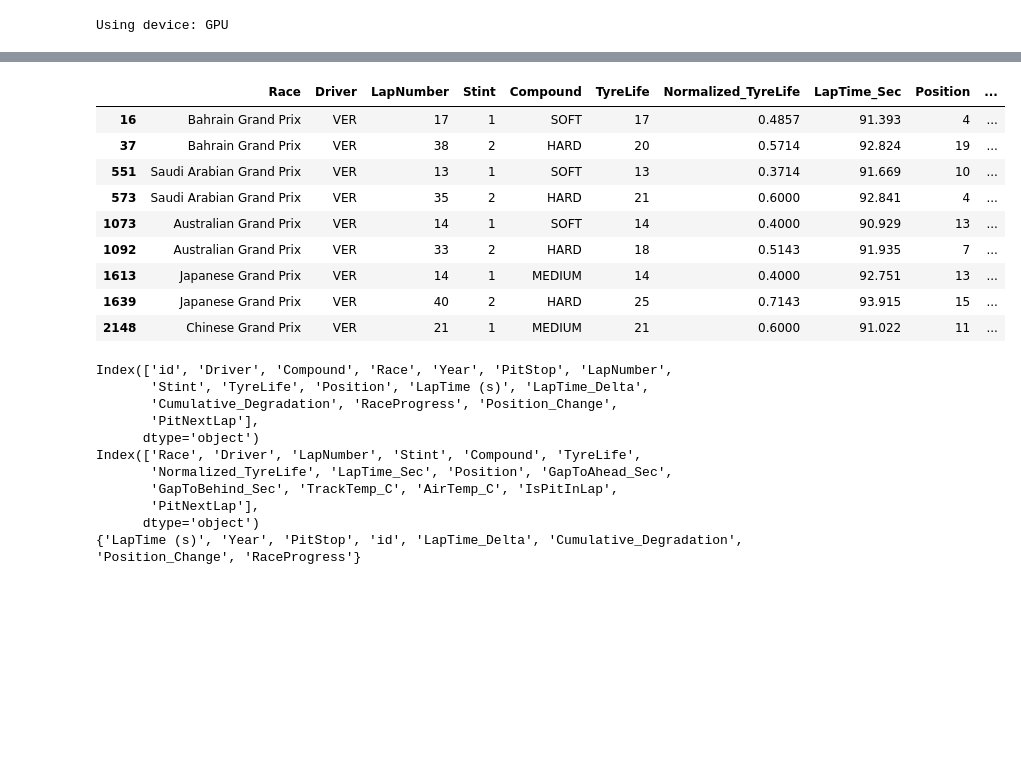
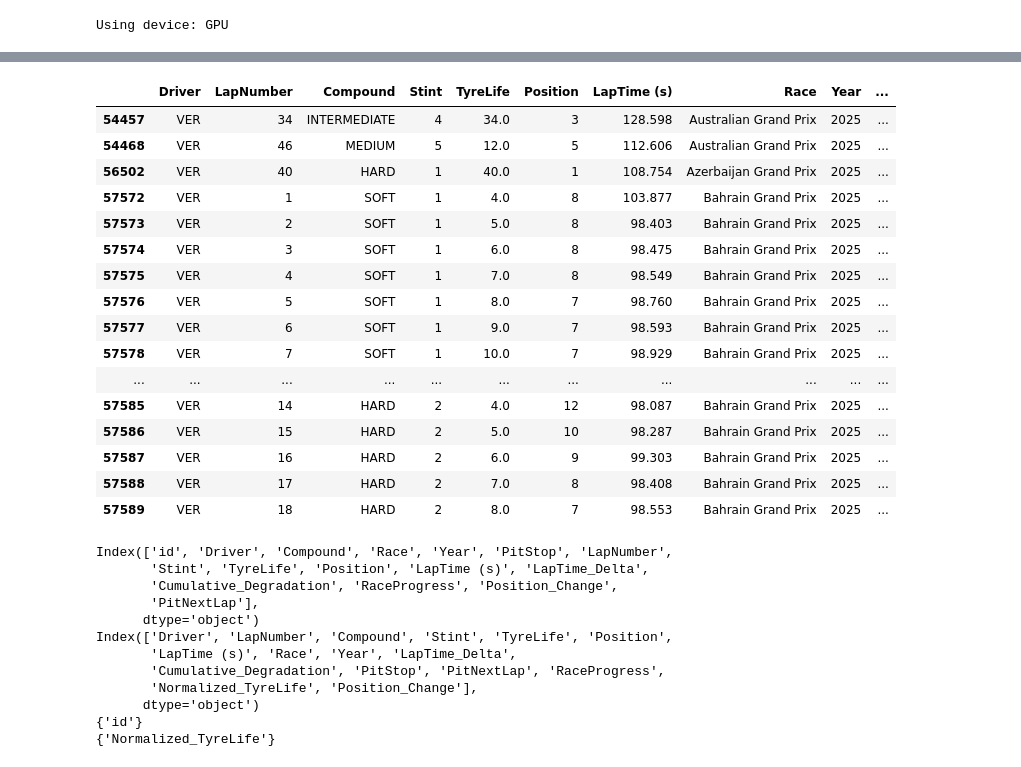
Before and after one commit to DarshakJ/F1_Pit_prediction, a Jupyter notebook: external_dataset_validate_and_merge.ipynb, the cells around one changed output, grey strips where cells are left out. Saved outputs shown, nothing was run; the diff lists cells and outputs as text; code cells hidden in the pictures; blank space fills up the shorter version.

Commit message:
Added external db merge and cat boost tested

```diff
--- a/external_dataset_validate_and_merge.ipynb
+++ b/external_dataset_validate_and_merge.ipynb
@@ -34,30 +34,39 @@ df_external.head()
 # %%
-df_external[(df_external["Driver"]=="VER") & (df_external["PitNextLap"]==1)]
+df_external[(df_external["Driver"]=="VER") & (df_external["PitNextLap"]==1) & (df_external["Year"]==2025)].head(20)
 # %% [output]
-|  | Race | Driver | LapNumber | Stint | Compound | TyreLife | Normalized_TyreLife | LapTime_Sec | Position | ... |
-| 16 | Bahrain Grand Prix | VER | 17 | 1 | SOFT | 17 | 0.4857 | 91.393 | 4 | ... |
-| 37 | Bahrain Grand Prix | VER | 38 | 2 | HARD | 20 | 0.5714 | 92.824 | 19 | ... |
-| 551 | Saudi Arabian Grand Prix | VER | 13 | 1 | SOFT | 13 | 0.3714 | 91.669 | 10 | ... |
-| 573 | Saudi Arabian Grand Prix | VER | 35 | 2 | HARD | 21 | 0.6000 | 92.841 | 4 | ... |
-| 1073 | Australian Grand Prix | VER | 14 | 1 | SOFT | 14 | 0.4000 | 90.929 | 13 | ... |
-| 1092 | Australian Grand Prix | VER | 33 | 2 | HARD | 18 | 0.5143 | 91.935 | 7 | ... |
-| 1613 | Japanese Grand Prix | VER | 14 | 1 | MEDIUM | 14 | 0.4000 | 92.751 | 13 | ... |
-| 1639 | Japanese Grand Prix | VER | 40 | 2 | HARD | 25 | 0.7143 | 93.915 | 15 | ... |
-| 2148 | Chinese Grand Prix | VER | 21 | 1 | MEDIUM | 21 | 0.6000 | 91.022 | 11 | ... |
+|  | Driver | LapNumber | Compound | Stint | TyreLife | Position | LapTime (s) | Race | Year | ... |
+| 54457 | VER | 34 | INTERMEDIATE | 4 | 34.0 | 3 | 128.598 | Australian Grand Prix | 2025 | ... |
+| 54468 | VER | 46 | MEDIUM | 5 | 12.0 | 5 | 112.606 | Australian Grand Prix | 2025 | ... |
+| 56502 | VER | 40 | HARD | 1 | 40.0 | 1 | 108.754 | Azerbaijan Grand Prix | 2025 | ... |
+| 57572 | VER | 1 | SOFT | 1 | 4.0 | 8 | 103.877 | Bahrain Grand Prix | 2025 | ... |
+| 57573 | VER | 2 | SOFT | 1 | 5.0 | 8 | 98.403 | Bahrain Grand Prix | 2025 | ... |
+| 57574 | VER | 3 | SOFT | 1 | 6.0 | 8 | 98.475 | Bahrain Grand Prix | 2025 | ... |
+| 57575 | VER | 4 | SOFT | 1 | 7.0 | 8 | 98.549 | Bahrain Grand Prix | 2025 | ... |
+| 57576 | VER | 5 | SOFT | 1 | 8.0 | 7 | 98.760 | Bahrain Grand Prix | 2025 | ... |
+| 57577 | VER | 6 | SOFT | 1 | 9.0 | 7 | 98.593 | Bahrain Grand Prix | 2025 | ... |
+| 57578 | VER | 7 | SOFT | 1 | 10.0 | 7 | 98.929 | Bahrain Grand Prix | 2025 | ... |
+| ... | ... | ... | ... | ... | ... | ... | ... | ... | ... | ... |
+| 57585 | VER | 14 | HARD | 2 | 4.0 | 12 | 98.087 | Bahrain Grand Prix | 2025 | ... |
+| 57586 | VER | 15 | HARD | 2 | 5.0 | 10 | 98.287 | Bahrain Grand Prix | 2025 | ... |
+| 57587 | VER | 16 | HARD | 2 | 6.0 | 9 | 99.303 | Bahrain Grand Prix | 2025 | ... |
+| 57588 | VER | 17 | HARD | 2 | 7.0 | 8 | 98.408 | Bahrain Grand Prix | 2025 | ... |
+| 57589 | VER | 18 | HARD | 2 | 8.0 | 7 | 98.553 | Bahrain Grand Prix | 2025 | ... |
 # %%
 df_train = pd.read_csv("data/train.csv")
 print(df_train.columns)
 print(df_external.columns)
 print(set(df_train.columns).difference(set(df_external.columns)))
+print(set(df_external.columns).difference(set(df_train.columns)))
 # %% [output]
 Index(['id', 'Driver', 'Compound', 'Race', 'Year', 'PitStop', 'LapNumber',
        'Stint', 'TyreLife', 'Position', 'LapTime (s)', 'LapTime_Delta',
        'Cumulative_Degradation', 'RaceProgress', 'Position_Change',
        'PitNextLap'],
       dtype='object')
-Index(['Race', 'Driver', 'LapNumber', 'Stint', 'Compound', 'TyreLife',
-       'Normalized_TyreLife', 'LapTime_Sec', 'Position', 'GapToAhead_Sec',
-       'GapToBehind_Sec', 'TrackTemp_C', 'AirTemp_C', 'IsPitInLap',
-       'PitNextLap'],
+Index(['Driver', 'LapNumber', 'Compound', 'Stint', 'TyreLife', 'Position',
+       'LapTime (s)', 'Race', 'Year', 'LapTime_Delta',
+       'Cumulative_Degradation', 'PitStop', 'PitNextLap', 'RaceProgress',
+       'Normalized_TyreLife', 'Position_Change'],
       dtype='object')
-{'LapTime (s)', 'Year', 'PitStop', 'id', 'LapTime_Delta', 'Cumulative_Degradation', 'Position_Change', 'RaceProgress'}
+{'id'}
+{'Normalized_TyreLife'}
```
Also changed, not shown: parts of 11 cells of this notebook, 6 other files.
